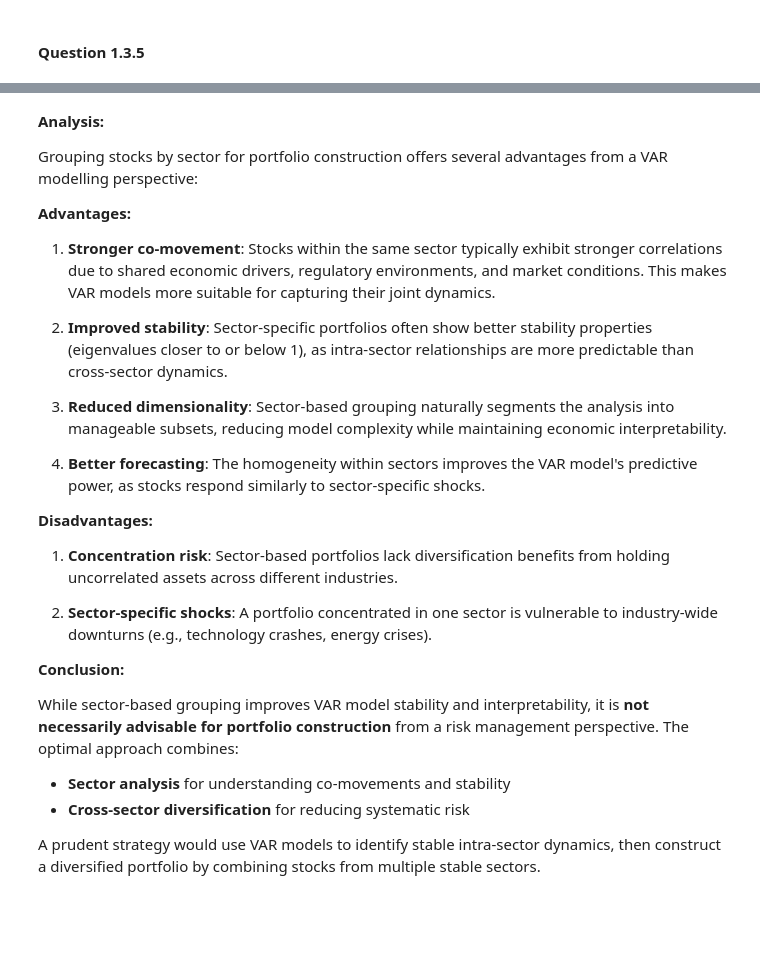
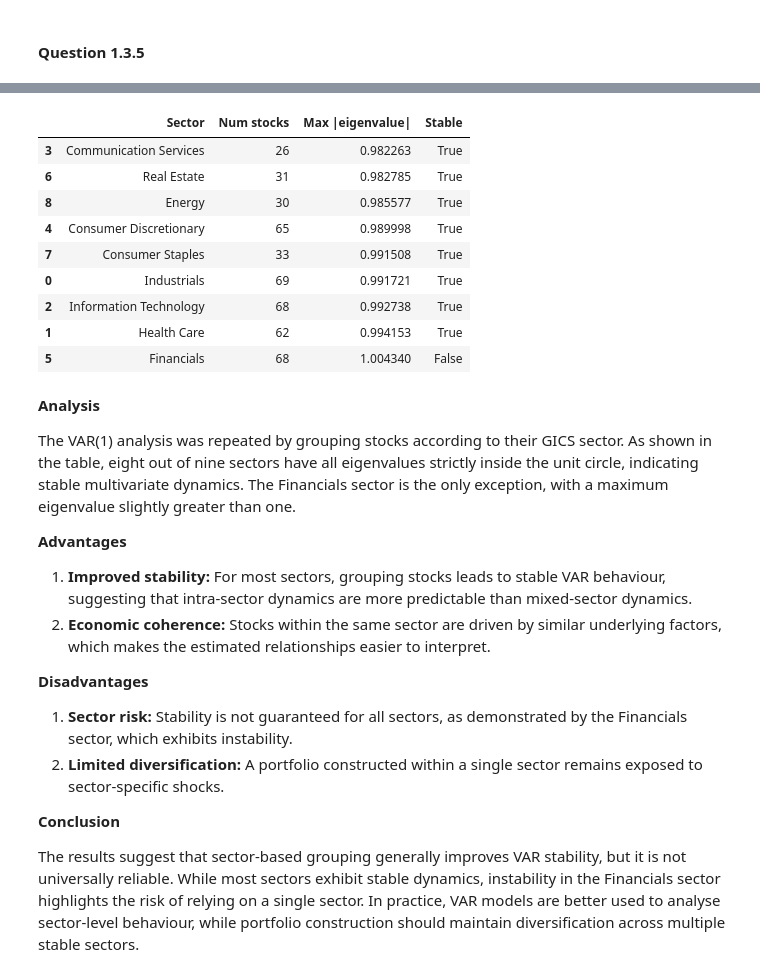
Before and after one commit to SamuelKhoo2003/Machine-Intelligence-For-Finance, a Jupyter notebook: mif_cw.ipynb, the cells around one changed output, grey strips where cells are left out. Drawn from its saved outputs; the diff is of its cells as text; code cells hidden in the pictures; blank space fills up the shorter version.

```diff
--- a/mif_cw.ipynb
+++ b/mif_cw.ipynb
@@ -523,26 +478,62 @@ Average max eigenvalue across sectors: 0.990565
+# %%
+sector_rows = []
+
+for sector in info["GICS Sector"].unique():
+    tickers = info.loc[info["GICS Sector"] == sector, "Symbol"]
+    tickers = [t for t in tickers if t in df.columns]
+
+    if len(tickers) < 2:
+        continue
+
+    stocks = df[tickers].dropna()
+
+    stocks_ma = stocks.rolling(66).mean()
+    stocks_detrended = stocks.sub(stocks_ma).dropna()
+
+    if len(stocks_detrended) < 100:
+        continue
+
+    model = VAR(stocks_detrended)
+    results = model.fit(1)
+
+    A = results.params[1:].values
+    eigvals = np.linalg.eigvals(A)
+
+    sector_rows.append({
+        "Sector": sector,
+        "Num stocks": len(tickers),
+        "Max |eigenvalue|": np.max(np.abs(eigvals)),
+        "Stable": np.all(np.abs(eigvals) < 1)
+    })
+
+sector_df = pd.DataFrame(sector_rows).sort_values("Max |eigenvalue|")
+sector_df
+# %% [output]
+|  | Sector | Num stocks | Max |eigenvalue| | Stable |
+| 3 | Communication Services | 26 | 0.982263 | True |
+| 6 | Real Estate | 31 | 0.982785 | True |
+| 8 | Energy | 30 | 0.985577 | True |
+| 4 | Consumer Discretionary | 65 | 0.989998 | True |
+| 7 | Consumer Staples | 33 | 0.991508 | True |
+| 0 | Industrials | 69 | 0.991721 | True |
+| 2 | Information Technology | 68 | 0.992738 | True |
+| 1 | Health Care | 62 | 0.994153 | True |
+| 5 | Financials | 68 | 1.004340 | False |
 # %% [markdown]
-**Analysis:**
+**Analysis**
 
-Grouping stocks by sector for portfolio construction offers several advantages from a VAR modelling perspective:
+The VAR(1) analysis was repeated by grouping stocks according to their GICS sector. As shown in the table, eight out of nine sectors have all eigenvalues strictly inside the unit circle, indicating stable multivariate dynamics. The Financials sector is the only exception, with a maximum eigenvalue slightly greater than one.
 
-**Advantages:**
-1. **Stronger co-movement**: Stocks within the same sector typically exhibit stronger correlations due to shared economic drivers, regulatory environments, and market conditions. This makes VAR models more suitable for capturing their joint dynamics.
+**Advantages**
 
-2. **Improved stability**: Sector-specific portfolios often show better stability properties (eigenvalues closer to or below 1), as intra-sector relationships are more predictable than cross-sector dynamics.
+1. **Improved stability:** For most sectors, grouping stocks leads to stable VAR behaviour, suggesting that intra-sector dynamics are more predictable than mixed-sector dynamics.
+2. **Economic coherence:** Stocks within the same sector are driven by similar underlying factors, which makes the estimated relationships easier to interpret.
 
-3. **Reduced dimensionality**: Sector-based grouping naturally segments the analysis into manageable subsets, reducing model complexity while maintaining economic interpretability.
+**Disadvantages**
 
-4. **Better forecasting**: The homogeneity within sectors improves the VAR model's predictive power, as stocks respond similarly to sector-specific shocks.
+1. **Sector risk:** Stability is not guaranteed for all sectors, as demonstrated by the Financials sector, which exhibits instability.
+2. **Limited diversification:** A portfolio constructed within a single sector remains exposed to sector-specific shocks.
 
-**Disadvantages:**
-1. **Concentration risk**: Sector-based portfolios lack diversification benefits from holding uncorrelated assets across different industries.
+**Conclusion**
 
-2. **Sector-specific shocks**: A portfolio concentrated in one sector is vulnerable to industry-wide downturns (e.g., technology crashes, energy crises).
-
-**Conclusion:**
-
-While sector-based grouping improves VAR model stability and interpretability, it is **not necessarily advisable for portfolio construction** from a risk management perspective. The optimal approach combines:
-- **Sector analysis** for understanding co-movements and stability
-- **Cross-sector diversification** for reducing systematic risk
-
-A prudent strategy would use VAR models to identify stable intra-sector dynamics, then construct a diversified portfolio by combining stocks from multiple stable sectors.
+The results suggest that sector-based grouping generally improves VAR stability, but it is not universally reliable. While most sectors exhibit stable dynamics, instability in the Financials sector highlights the risk of relying on a single sector. In practice, VAR models are better used to analyse sector-level behaviour, while portfolio construction should maintain diversification across multiple stable sectors.
```
Also changed, not shown: parts of 6 cells of this notebook.
